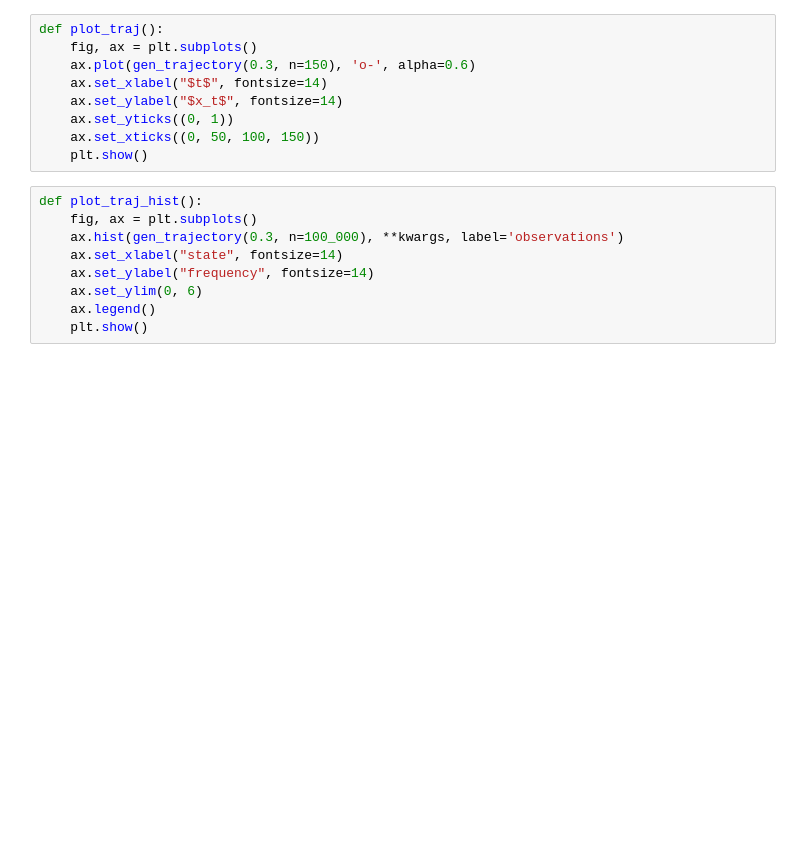
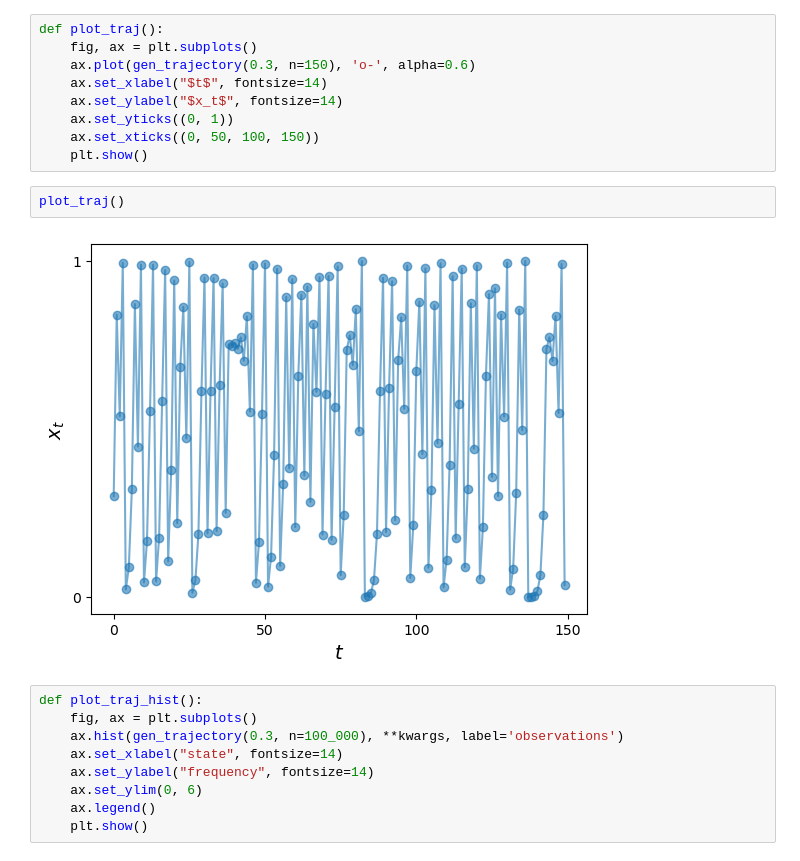
Before and after one commit to jstac/minnesota_2023, a Jupyter notebook: assignments/assignment_2/ergodicity.ipynb, the cells around one changed output. Drawn from its saved outputs; the diff is of its cells as text; blank space fills up the shorter version.

```diff
--- a/assignments/assignment_2/ergodicity.ipynb
+++ b/assignments/assignment_2/ergodicity.ipynb
@@ -138,6 +91,10 @@ def plot_traj():
     ax.set_yticks((0, 1))
     ax.set_xticks((0, 50, 100, 150))
     plt.show()
+# %%
+plot_traj()
+# %% [output]
+[figure, added]
 # %%
 def plot_traj_hist():
     fig, ax = plt.subplots()
```
Also changed, not shown: parts of 24 cells of this notebook, 1 other file.
